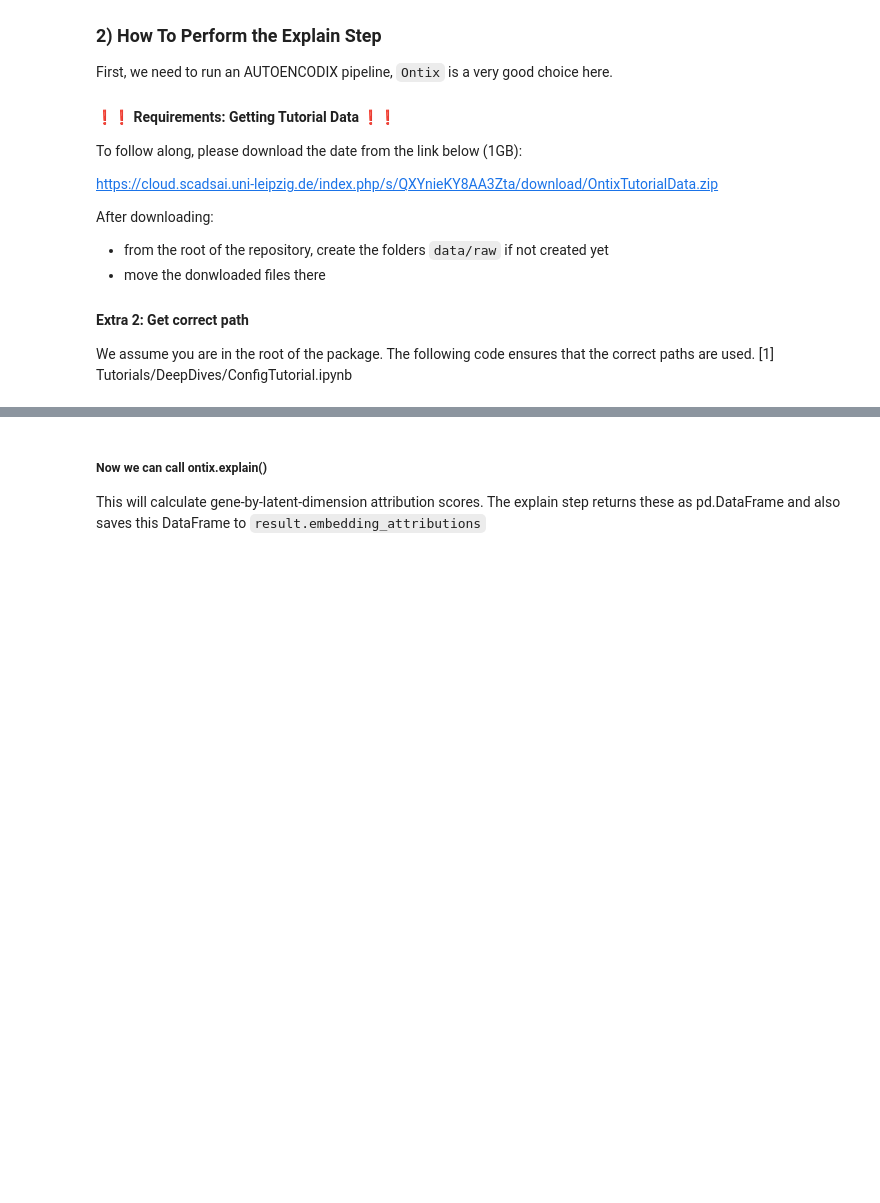
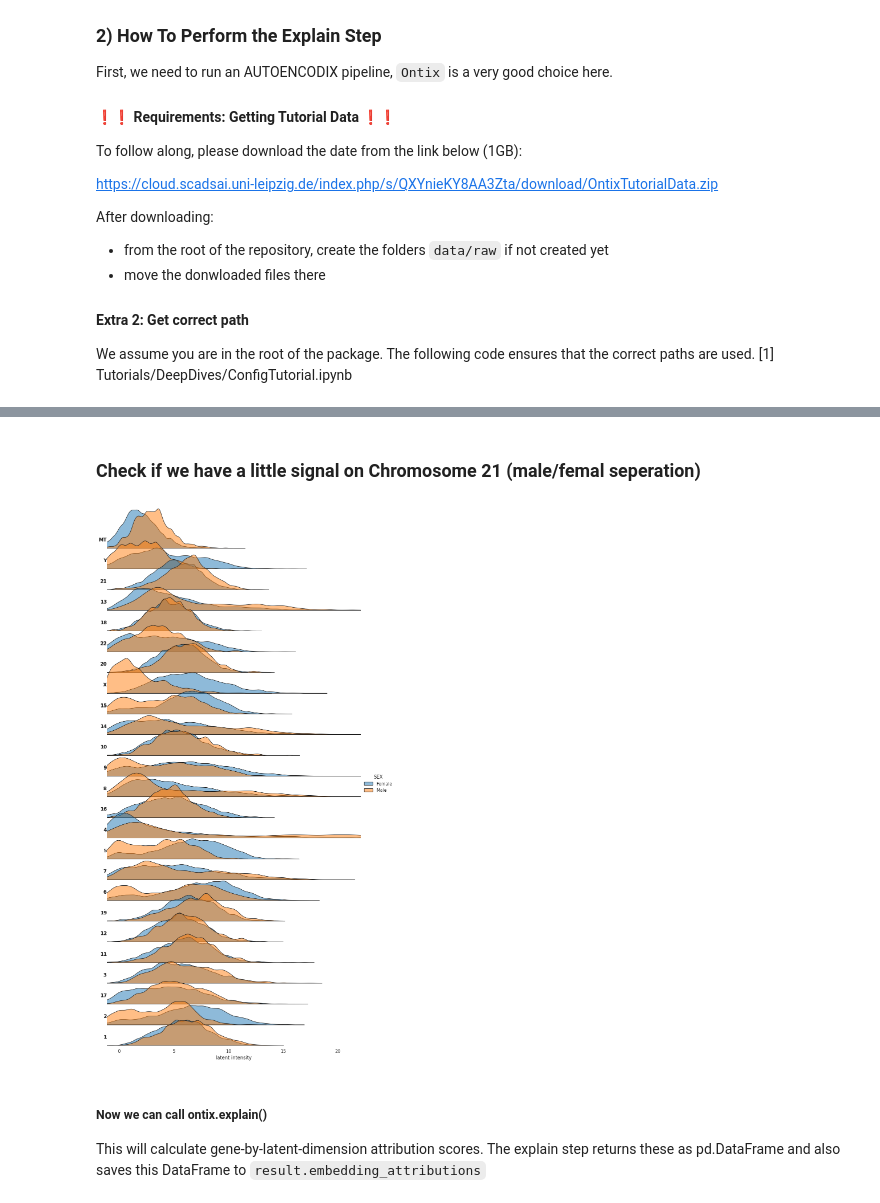
Before and after one commit to Kavlahkaff/autoencodix_package, a Jupyter notebook: Tutorials/DeepDives/ExplainStep.ipynb, the cells around one changed output, grey strips where cells are left out. Saved outputs shown, nothing was run; the diff lists cells and outputs as text; code cells hidden in the pictures; blank space fills up the shorter version.

```diff
--- a/Tutorials/DeepDives/ExplainStep.ipynb
+++ b/Tutorials/DeepDives/ExplainStep.ipynb
@@ -147,3 +236,10 @@ Warning: MPS backend has limited support for deterministic algorithms. Seeding i
+# %% [markdown]
+### Check if we have a little signal on Chromosome 21 (male/femal seperation)
+# %%
+# ontix.show_result(params=["SEX"])
+ontix.visualizer.show_latent_space(result=ontix.result, plot_type="Ridgeline", param=["SEX"])
+# %% [output]
+[figure, added]
 # %% [markdown]
 ##### Now we can call ontix.explain()
 This will calculate gene-by-latent-dimension attribution scores. The explain step returns these as pd.DataFrame and also saves this DataFrame to `result.embedding_attributions`
```
Also changed, not shown: parts of 17 cells of this notebook, 2 other files.
